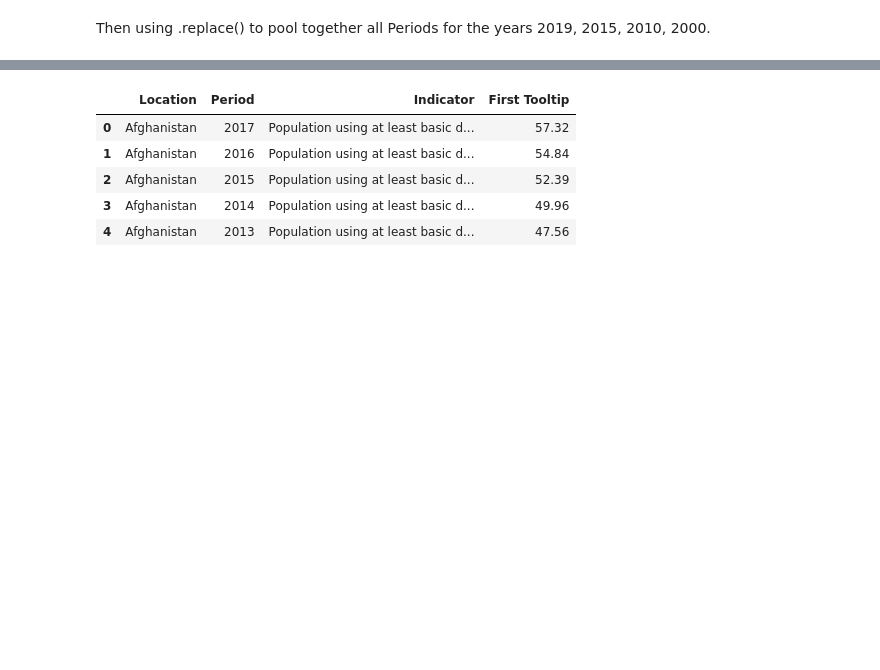
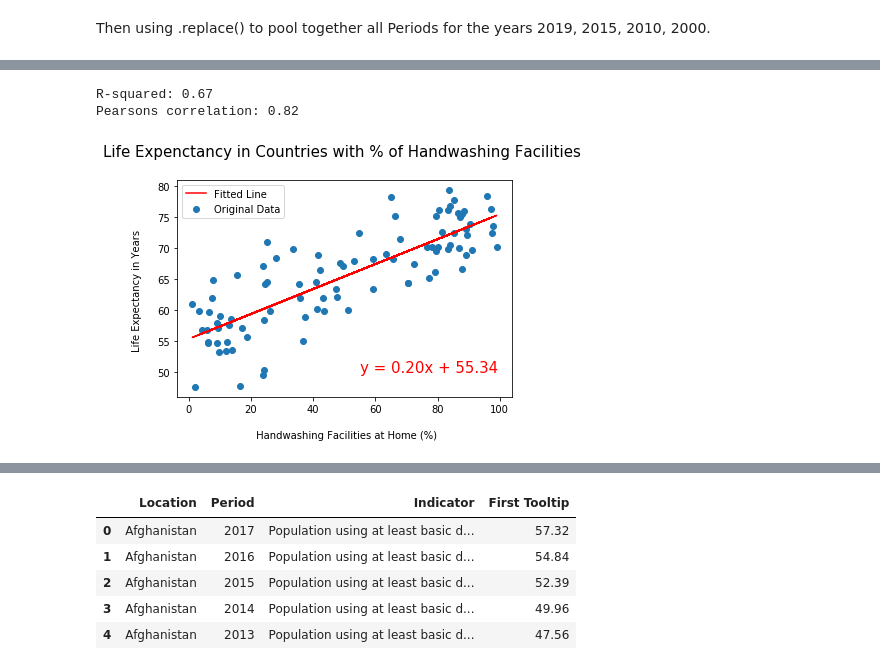
Before and after one commit to pkorat/World-Life-Expectancy-Analysis, a Jupyter notebook: main_pk_6_30_21.ipynb, the cells around one changed output, grey strips where cells are left out. Saved outputs shown, nothing was run; the diff lists cells and outputs as text; code cells hidden in the pictures; blank space fills up the shorter version.

Commit message:
finished with linear regression plots

```diff
--- a/main_pk_6_30_21.ipynb
+++ b/main_pk_6_30_21.ipynb
@@ -191,0 +206,39 @@ life_handwashing_df_clean.reset_index().groupby('Location').mean()
+# %%
+# Parth Korat
+# set the x and y data
+x_handw_life = life_handwashing_df_clean['Handwashing Facilities at Home (%)']
+y_handw_life = life_handwashing_df_clean['Life Expectancy in Years']
+# %%
+# Parth Korat
+# use sts.linregress() to fit a linear model to the dataset
+life_hres = sts.linregress(x_handw_life, y_handw_life)
+
+# display the scatter plot of the handwashing vs life expectancy
+plt.scatter(x_handw_life, y_handw_life, label='Original Data')
+
+# display on the plot the linear regression model
+y_hmodel = x_handw_life * life_hres.slope + life_hres.intercept
+plt.plot(x_handw_life, y_hmodel, '-r', label='Fitted Line')
+
+# create the equation
+lin_eq_hw = f'y = {life_hres.slope:.2f}x + {life_hres.intercept:.2f}'
+
+# show graph and legend
+plt.legend()
+plt.annotate(lin_eq_hw, (55, 50), fontsize=15, color='red')
+plt.title('Life Expenctancy in Countries with % of Handwashing Facilities \n', fontsize=15)
+plt.xlabel('\n Handwashing Facilities at Home (%)')
+plt.ylabel('Life Expectancy in Years \n')
+plt.show
+
+# Get R-squared and Pearson Correlation coefficients
+print(f'R-squared: {life_hres.rvalue**2:.2f}')
+corr, _ = sts.pearsonr(x_handw_life, y_handw_life)
+print(f'Pearsons correlation: {corr:.2f}')
+
+# Save the figure in the Output folder
+plt.savefig('Output/handwashing_life.png', bbox_inches='tight')
+# %% [output]
+R-squared: 0.67
+Pearsons correlation: 0.82
+[figure, added]
```
Also changed, not shown: parts of 23 cells of this notebook, 2 other files.
